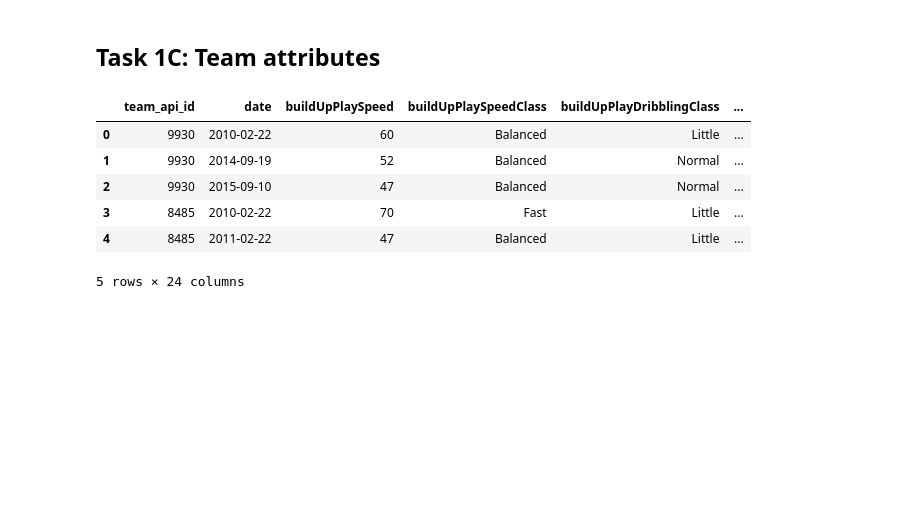
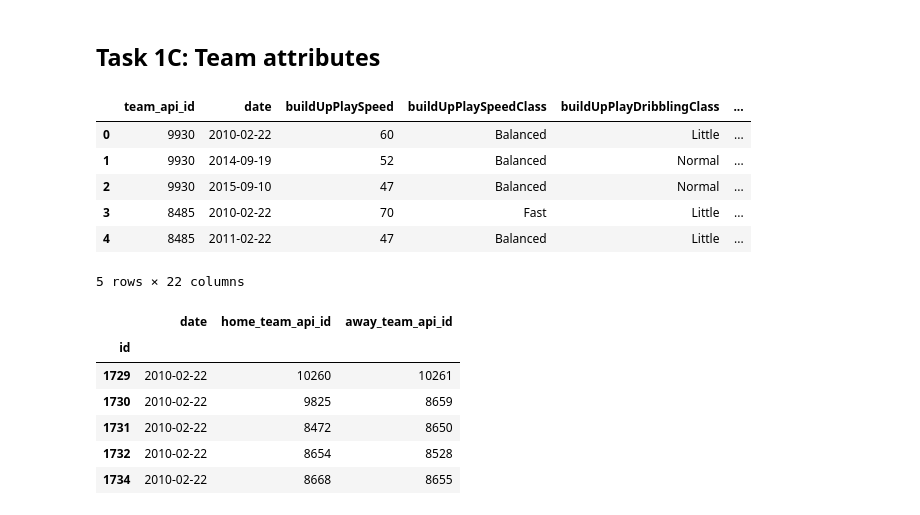
Before and after one commit to amrawadk/football-data-analysis, a Jupyter notebook: build_database.ipynb, the cells around one changed output. Saved outputs shown, nothing was run; the diff lists cells and outputs as text; code cells hidden in the pictures; blank space fills up the shorter version.

```diff
--- a/build_database.ipynb
+++ b/build_database.ipynb
@@ -389,8 +389,7 @@ team_attrib = pd.read_sql_query("""
                 buildUpPlayPassing, buildUpPlayPassingClass, buildUpPlayPositioningClass, chanceCreationPassing,
                 chanceCreationPassingClass, chanceCreationCrossing, chanceCreationCrossingClass, chanceCreationShooting,
                 chanceCreationShootingClass, chanceCreationPositioningClass, defencePressure, defencePressureClass,
-                defenceAggression, defenceAggressionClass, defenceTeamWidth, defenceTeamWidthClass, defenceDefenderLineClass,
-                buildUpPlaySpeed, buildUpPlaySpeedClass
+                defenceAggression, defenceAggressionClass, defenceTeamWidth, defenceTeamWidthClass, defenceDefenderLineClass
         FROM team_attributes
 """, conn)
 
@@ -404,5 +403,21 @@ team_attrib.head(5)
 | 2 | 9930 | 2015-09-10 | 47 | Balanced | Normal | ... |
 | 3 | 8485 | 2010-02-22 | 70 | Fast | Little | ... |
 | 4 | 8485 | 2011-02-22 | 47 | Balanced | Little | ... |
-5 rows × 24 columns
+5 rows × 22 columns
+# %%
+# Change all dates before the min date in team attributes to the minimum
+
+df_copy = df[['date', 'home_team_api_id', 'away_team_api_id']].copy()
+
+df_copy.loc[df_copy['date'] < team_attrib['date'].min(), 'date'] = team_attrib['date'].min()
+
+df_copy.head(5)
+# %% [output]
+|  | date | home_team_api_id | away_team_api_id |
+| id |  |  |  |
+| 1729 | 2010-02-22 | 10260 | 10261 |
+| 1730 | 2010-02-22 | 9825 | 8659 |
+| 1731 | 2010-02-22 | 8472 | 8650 |
+| 1732 | 2010-02-22 | 8654 | 8528 |
+| 1734 | 2010-02-22 | 8668 | 8655 |
 # %%
```
Also changed, not shown: parts of 3 cells of this notebook.
